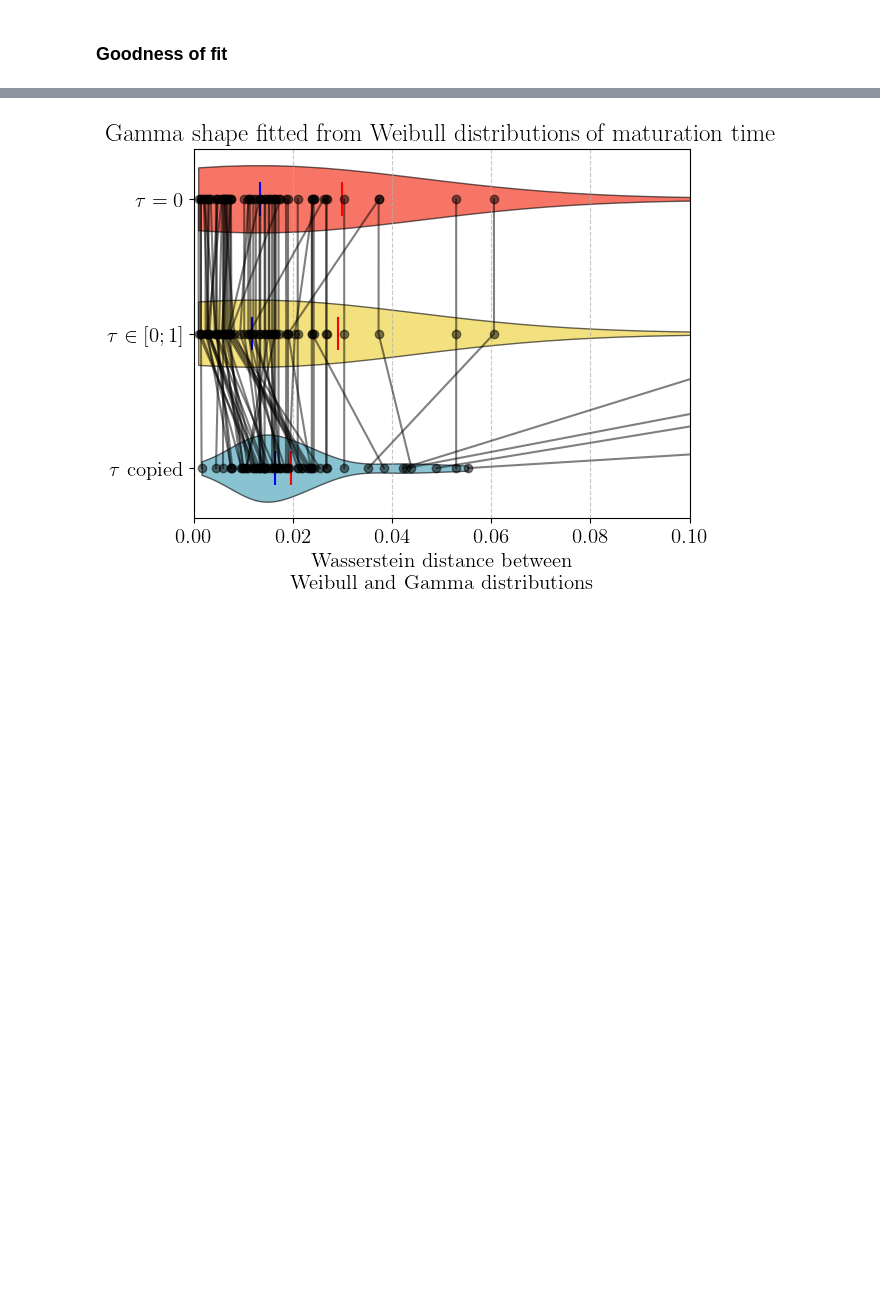
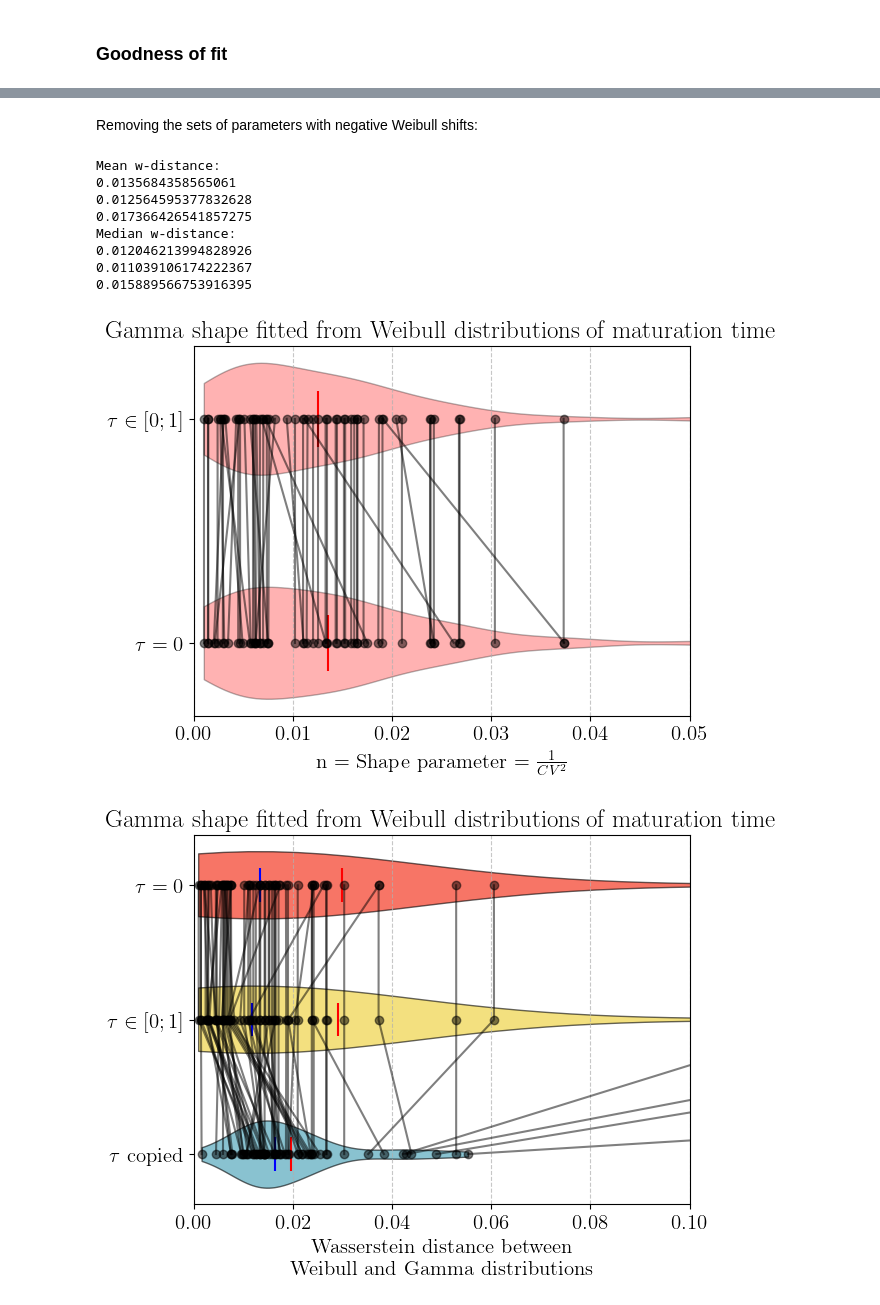
Before and after one commit to mdri00/Internship_2025_LCT, a Jupyter notebook: survey_gamma_shape/notebooks/survey_gamma.ipynb, the cells around one changed output, grey strips where cells are left out. Saved outputs shown, nothing was run; the diff lists cells and outputs as text; code cells hidden in the pictures; blank space fills up the shorter version.

```diff
--- a/survey_gamma_shape/notebooks/survey_gamma.ipynb
+++ b/survey_gamma_shape/notebooks/survey_gamma.ipynb
@@ -625,3 +661,63 @@ Median w-distance:
+# %% [markdown]
+Removing the sets of parameters with negative Weibull shifts:
+# %%
+with open(processedDATA_DIR / "gamma_fit_per_stage_zero.npy", 'rb') as f:
+    gamma_pars_per_stage_zero = np.load(f)
+with open(processedDATA_DIR / "gamma_fit_per_stage_pos.npy", 'rb') as f:
+    gamma_pars_per_stage_pos = np.load(f)
+with open(processedDATA_DIR / "gamma_fit_per_stage_copy.npy", 'rb') as f:
+    gamma_pars_per_stage_copy = np.load(f)
+
+mask = (gamma_pars_per_stage_copy[:,2] > -1e-3) & (gamma_pars_per_stage_copy[:,2] <= 1) # Rempving negative shift outliers
+gamma_pars_per_stage_zero = gamma_pars_per_stage_zero[mask]
+gamma_pars_per_stage_pos = gamma_pars_per_stage_pos[mask]
+gamma_pars_per_stage_copy = gamma_pars_per_stage_copy[mask]
+
+print("Mean w-distance:")
+print(np.mean(gamma_pars_per_stage_zero[:,3]))
+print(np.mean(gamma_pars_per_stage_pos[:,3]))
+print(np.mean(gamma_pars_per_stage_copy[:,3]))
+
+print("Median w-distance:")
+print(np.median(gamma_pars_per_stage_zero[:,3]))
+print(np.median(gamma_pars_per_stage_pos[:,3]))
+print(np.median(gamma_pars_per_stage_copy[:,3]))
+
+data1 = np.clip(gamma_pars_per_stage_zero[:,3], 0, 500)
+data2 = np.clip(gamma_pars_per_stage_pos[:,3], 0, 500)
+data = [data1, data2]
+
+
+fig, ax = plt.subplots()
+plt.xlim(0,0.05)
+box = plt.violinplot(data, vert=False, positions=[1, 2], widths=0.5, showmeans=True, showmedians=False, showextrema=False)
+for pc in box['bodies']:
+    pc.set_facecolor('red')
+    pc.set_edgecolor('black')
+box['cmeans'].set_colors('red')
+
+
+# Plot lines connecting paired data points
+for i in range(len(data1)):
+    plt.plot([data1[i], data2[i]], [1, 2],color='black', alpha=0.5, marker='o')
+# Aesthetic settings
+plt.yticks([1, 2])
+ax.set_yticklabels([r'$\tau = 0$', r'$\tau \in [0;1]$'])
+ax.set_xlabel(r'n = Shape parameter $= \frac{1}{CV^2}$')
+ax.grid(True, axis='x', linestyle='--', alpha=0.7)
+ax.set_title('Gamma shape fitted from Weibull distributions of maturation time')
+plt.show()
+plt.close()
+# %% [output]
+Mean w-distance:
+0.0135684358565061
+0.012564595377832628
+0.017366426541857275
+Median w-distance:
+0.012046213994828926
+0.011039106174222367
+0.015889566753916395
+[figure, added]
 # %%
 data0 = np.clip(gamma_pars_per_stage_copy[:,3], 0, 500)
 data1 = np.clip(gamma_pars_per_stage_pos[:,3], 0, 500)
```
Also changed, not shown: parts of 5 cells of this notebook, 5 other files.
